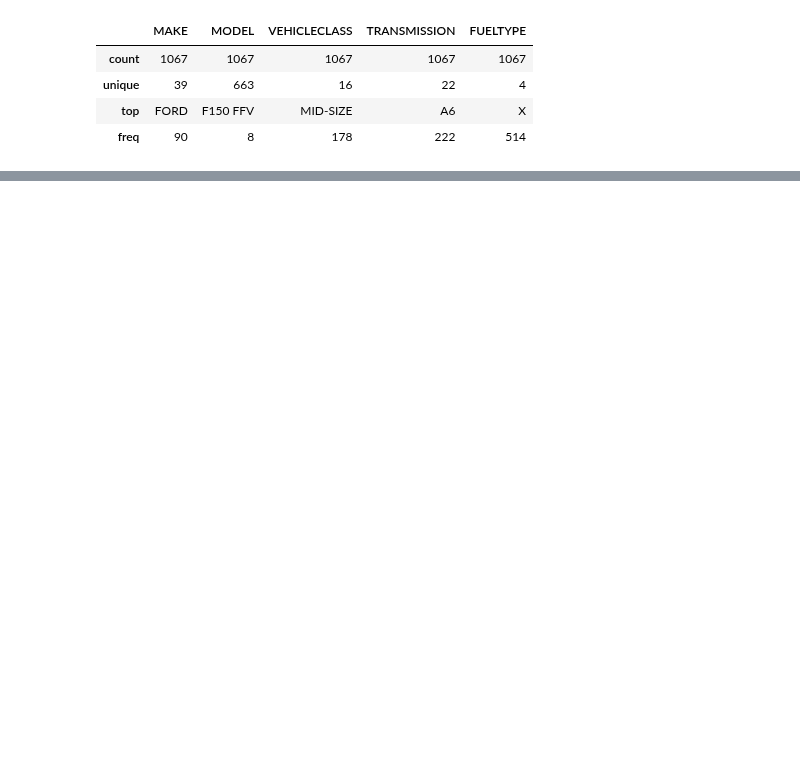
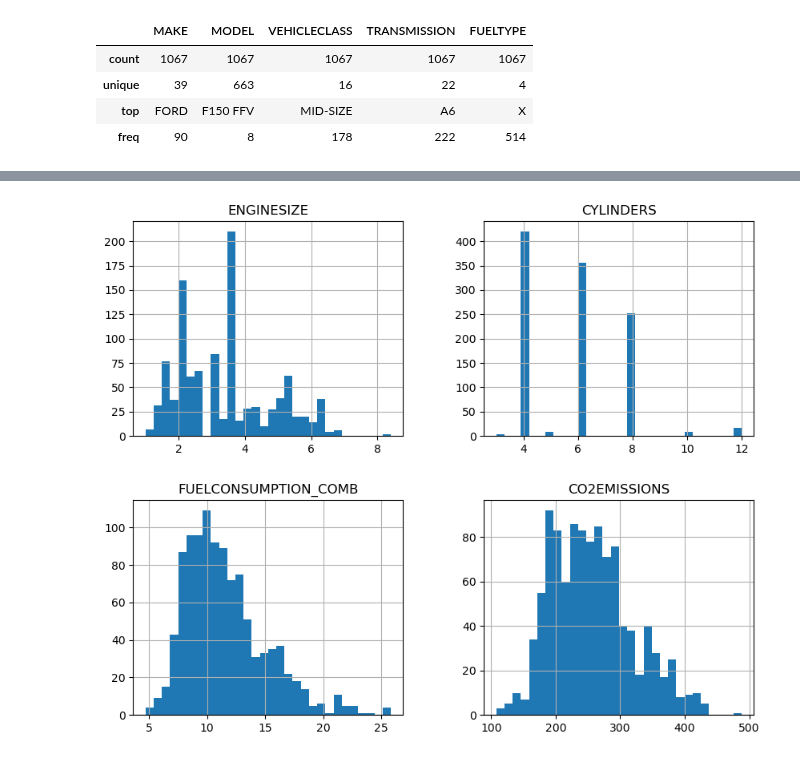
Before and after one commit to jgomezz/cpe_ciencia_datos_python, a Jupyter notebook: mod3_analitica_datos_python/semana_04_evaluacion_modelo.ipynb, the cells around one changed output, grey strips where cells are left out. Saved outputs shown, nothing was run; the diff lists cells and outputs as text; code cells hidden in the pictures; blank space fills up the shorter version.

```diff
--- a/mod3_analitica_datos_python/semana_04_evaluacion_modelo.ipynb
+++ b/mod3_analitica_datos_python/semana_04_evaluacion_modelo.ipynb
@@ -95,0 +106,5 @@ df.describe(include=[object])
+# %%
+df[['ENGINESIZE','CYLINDERS','FUELCONSUMPTION_COMB','CO2EMISSIONS']].hist(bins=30, figsize=(10,8))
+plt.show()
+# %% [output]
+[figure, added]
```
Also changed, not shown: parts of 5 cells of this notebook.
